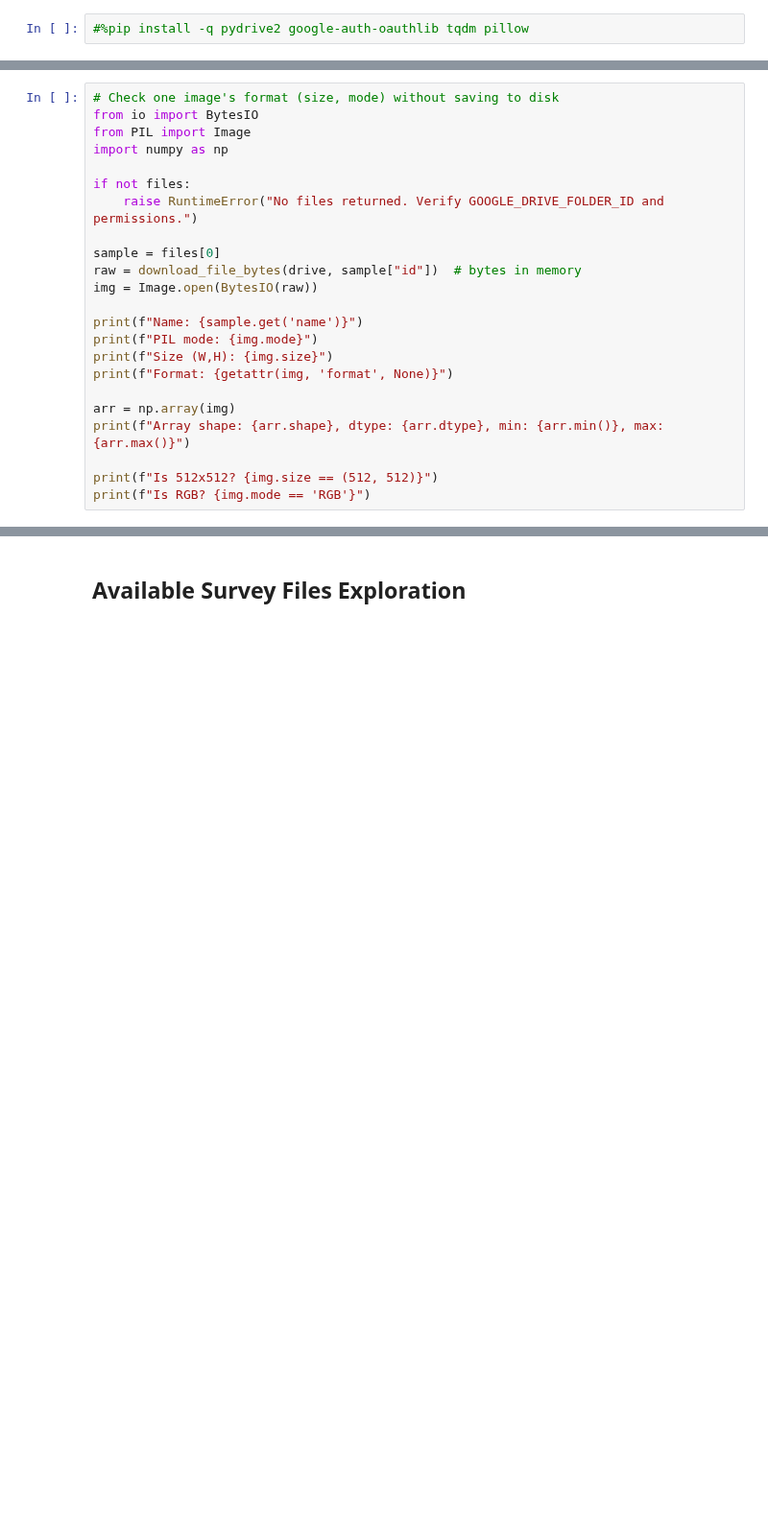
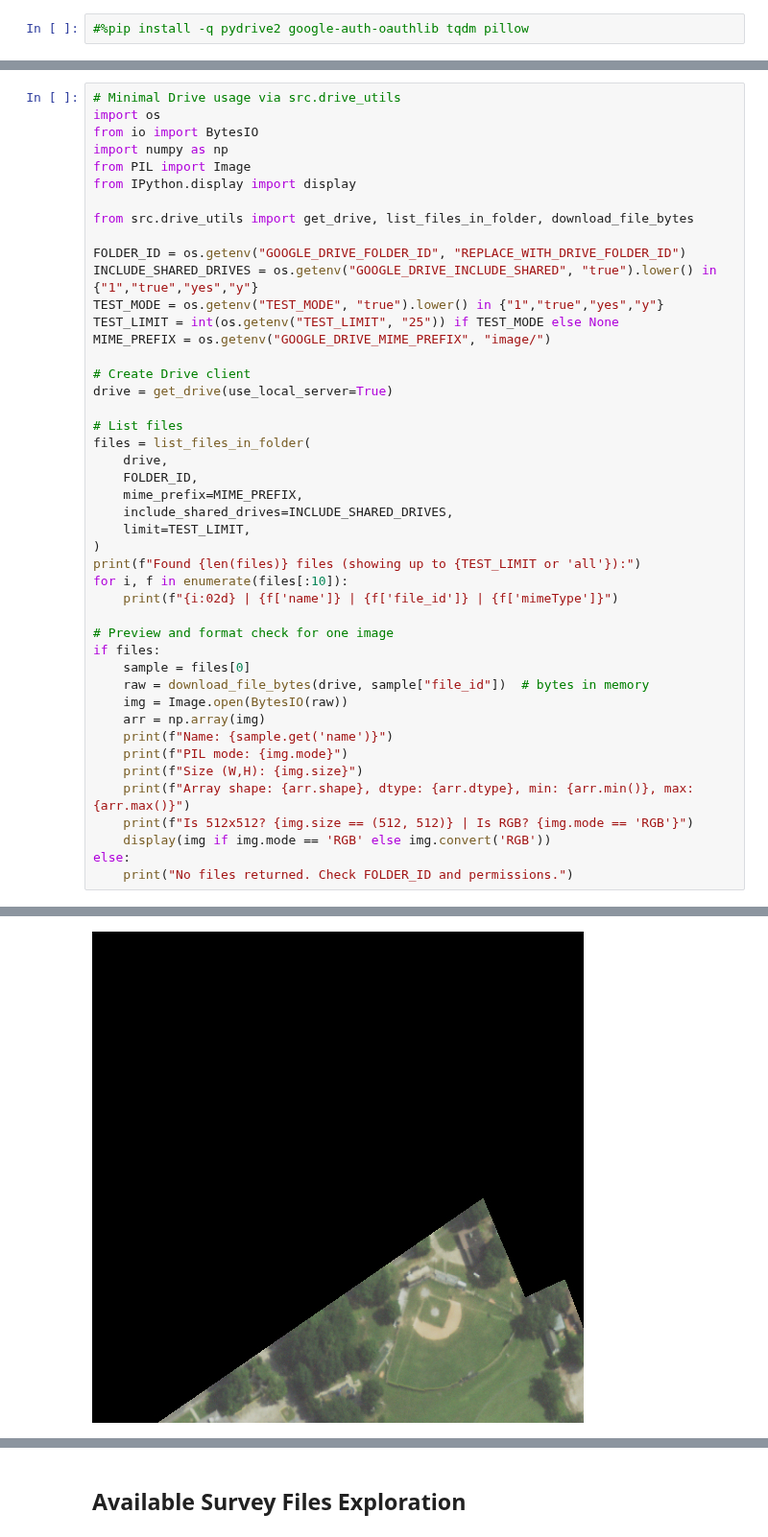
Before and after one commit to JunchenX0809/GreenSpace_CNN, a Jupyter notebook: notebooks/01_data_exploration.ipynb, the cells around one changed output, grey strips where cells are left out. Shown at 96% size. Saved outputs shown, nothing was run; the diff lists cells and outputs as text; blank space fills up the shorter version.

```diff
--- a/notebooks/01_data_exploration.ipynb
+++ b/notebooks/01_data_exploration.ipynb
@@ -210,24 +29,46 @@ Total files in folder (mime filter='image/'): 29161
 # %%
-# Check one image's format (size, mode) without saving to disk
+# Minimal Drive usage via src.drive_utils
+import os
 from io import BytesIO
+import numpy as np
 from PIL import Image
-import numpy as np
+from IPython.display import display
 
-if not files:
-    raise RuntimeError("No files returned. Verify GOOGLE_DRIVE_FOLDER_ID and permissions.")
+from src.drive_utils import get_drive, list_files_in_folder, download_file_bytes
 
-sample = files[0]
-raw = download_file_bytes(drive, sample["id"])  # bytes in memory
-img = Image.open(BytesIO(raw))
+FOLDER_ID = os.getenv("GOOGLE_DRIVE_FOLDER_ID", "REPLACE_WITH_DRIVE_FOLDER_ID")
+INCLUDE_SHARED_DRIVES = os.getenv("GOOGLE_DRIVE_INCLUDE_SHARED", "true").lower() in {"1","true","yes","y"}
+TEST_MODE = os.getenv("TEST_MODE", "true").lower() in {"1","true","yes","y"}
+TEST_LIMIT = int(os.getenv("TEST_LIMIT", "25")) if TEST_MODE else None
+MIME_PREFIX = os.getenv("GOOGLE_DRIVE_MIME_PREFIX", "image/")
 
-print(f"Name: {sample.get('name')}")
-print(f"PIL mode: {img.mode}")
-print(f"Size (W,H): {img.size}")
-print(f"Format: {getattr(img, 'format', None)}")
+# Create Drive client
+drive = get_drive(use_local_server=True)
 
-arr = np.array(img)
-print(f"Array shape: {arr.shape}, dtype: {arr.dtype}, min: {arr.min()}, max: {arr.max()}")
+# List files
+files = list_files_in_folder(
+    drive,
+    FOLDER_ID,
+    mime_prefix=MIME_PREFIX,
+    include_shared_drives=INCLUDE_SHARED_DRIVES,
+    limit=TEST_LIMIT,
+)
+print(f"Found {len(files)} files (showing up to {TEST_LIMIT or 'all'}):")
+for i, f in enumerate(files[:10]):
+    print(f"{i:02d} | {f['name']} | {f['file_id']} | {f['mimeType']}")
 
-print(f"Is 512x512? {img.size == (512, 512)}")
-print(f"Is RGB? {img.mode == 'RGB'}")
+# Preview and format check for one image
+if files:
+    sample = files[0]
+    raw = download_file_bytes(drive, sample["file_id"])  # bytes in memory
+    img = Image.open(BytesIO(raw))
+    arr = np.array(img)
+    print(f"Name: {sample.get('name')}")
+    print(f"PIL mode: {img.mode}")
+    print(f"Size (W,H): {img.size}")
+    print(f"Array shape: {arr.shape}, dtype: {arr.dtype}, min: {arr.min()}, max: {arr.max()}")
+    print(f"Is 512x512? {img.size == (512, 512)} | Is RGB? {img.mode == 'RGB'}")
+    display(img if img.mode == 'RGB' else img.convert('RGB'))
+else:
+    print("No files returned. Check FOLDER_ID and permissions.")
 # %% [output]
@@ -240,0 +91 @@ Is RGB? True
+[figure, added]
```
Also changed, not shown: parts of 10 cells of this notebook, 1 other file.
